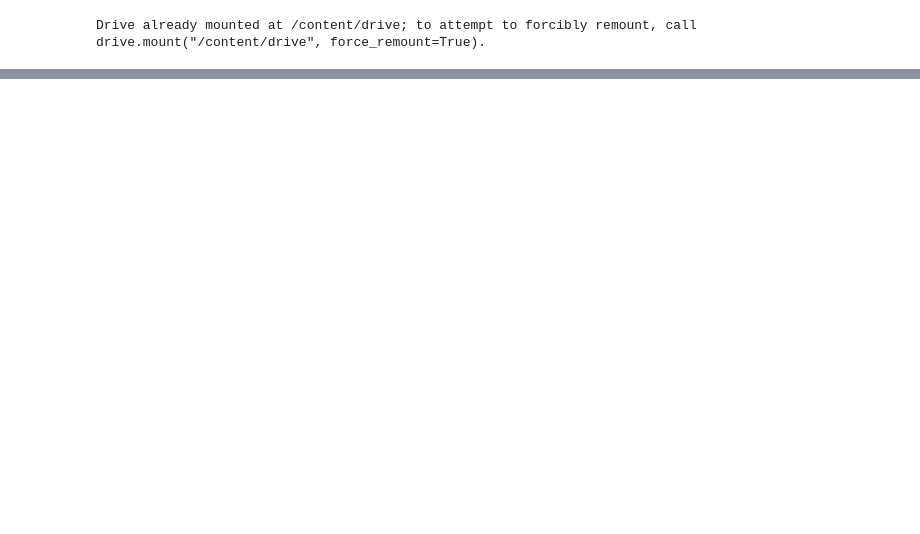
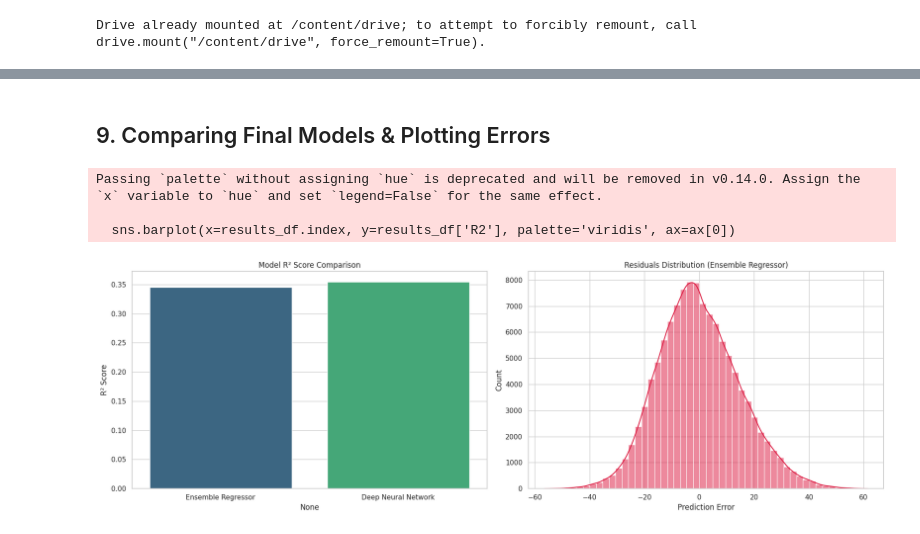
Before and after one commit to Mayankjha12/Final-task-Neural-Nexus, a Jupyter notebook: ML_project.ipynb, the cells around one changed output, grey strips where cells are left out. Drawn from its saved outputs; the diff is of its cells as text; code cells hidden in the pictures; blank space fills up the shorter version.

```diff
--- a/ML_project.ipynb
+++ b/ML_project.ipynb
@@ -404,0 +120,15 @@ plt.xticks(rotation=30)
+# %%
+from sklearn.model_selection import train_test_split
+from sklearn.preprocessing import StandardScaler
+
+X = df_clean.drop(columns=['id', 'name', 'artists', 'id_artists', 'release_date', 'popularity', 'popularity_category', 'energy_level'], errors='ignore')
+y = df_clean['popularity']
+
+X_train, X_test, y_train, y_test = train_test_split(X, y, test_size=0.2, random_state=42)
+
+scaler = StandardScaler()
+X_train_scaled = scaler.fit_transform(X_train)
+X_test_scaled = scaler.transform(X_test)
+
+print("Training shape:", X_train_scaled.shape)
+print("Testing shape:", X_test_scaled.shape)
@@ -404,0 +257,34 @@ plt.xticks(rotation=30)
+# %% [markdown]
+## 9. Comparing Final Models & Plotting Errors
+# %%
+import matplotlib.pyplot as plt
+import seaborn as sns
+import pandas as pd
+
+if 'results_df' not in locals() or 'results_df' not in globals():
+    results = {
+        'Ensemble Regressor': [stack_mse, stack_rmse, stack_mae, stack_r2] if 'stack_mse' in locals() else [0, 0, 0, 0],
+        'Deep Neural Network': [nn_mse, nn_rmse, nn_mae, nn_r2] if 'nn_mse' in locals() else [0, 0, 0, 0]
+    }
+    results_df = pd.DataFrame(results, index=['MSE', 'RMSE', 'MAE', 'R2']).T
+
+sns.set_theme(style="whitegrid")
+fig, ax = plt.subplots(1, 2, figsize=(18, 6))
+
+sns.barplot(x=results_df.index, y=results_df['R2'], palette='viridis', ax=ax[0])
+ax[0].set_title('Model R² Score Comparison')
+ax[0].set_ylabel('R² Score')
+
+if 'stack_preds' in locals() and 'y_test' in locals():
+    residuals = y_test - stack_preds
+    sns.histplot(residuals, kde=True, color='crimson', ax=ax[1], bins=50)
+    ax[1].set_title('Residuals Distribution (Ensemble Regressor)')
+    ax[1].set_xlabel('Prediction Error')
+
+plt.tight_layout()
+plt.show()
+# %% [output]
+Passing `palette` without assigning `hue` is deprecated and will be removed in v0.14.0. Assign the `x` variable to `hue` and set `legend=False` for the same effect.
+
+  sns.barplot(x=results_df.index, y=results_df['R2'], palette='viridis', ax=ax[0])
+[figure, added]
```
Also changed, not shown: parts of 55 cells of this notebook.
